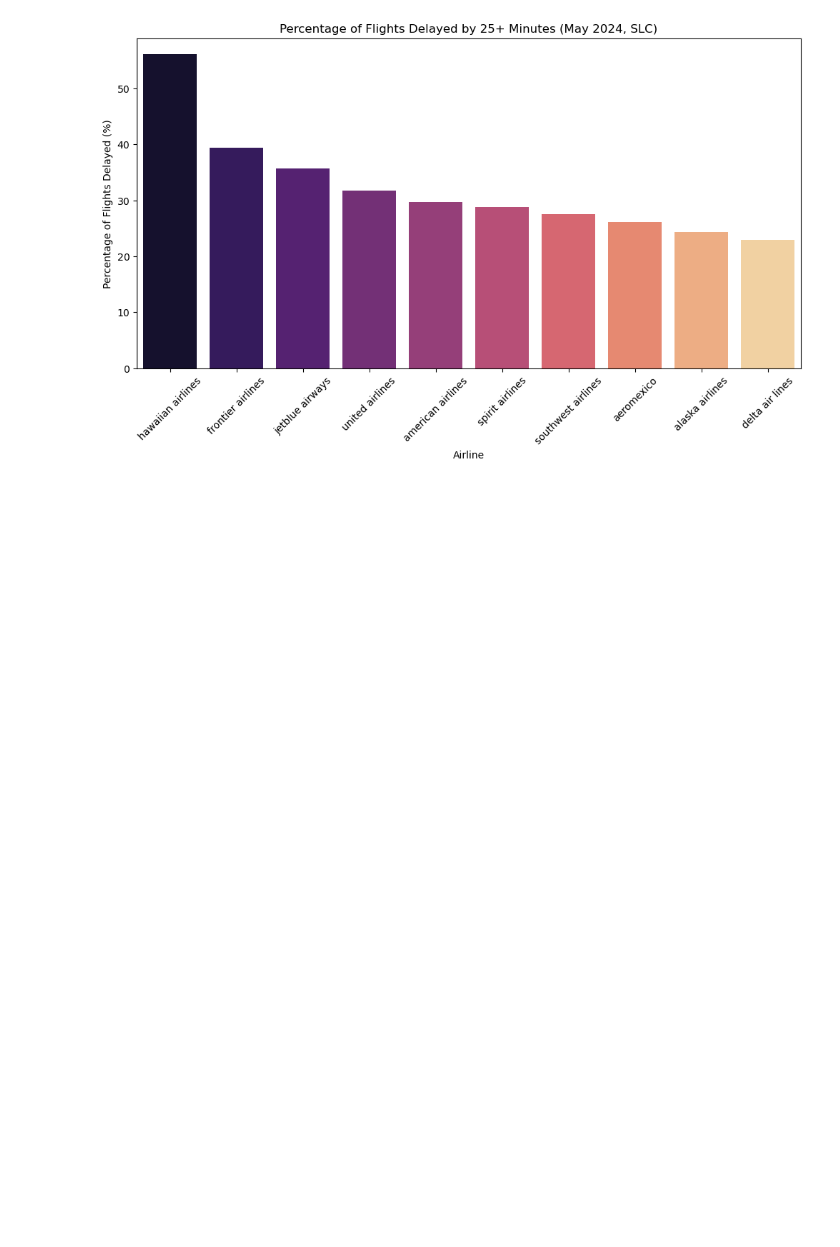
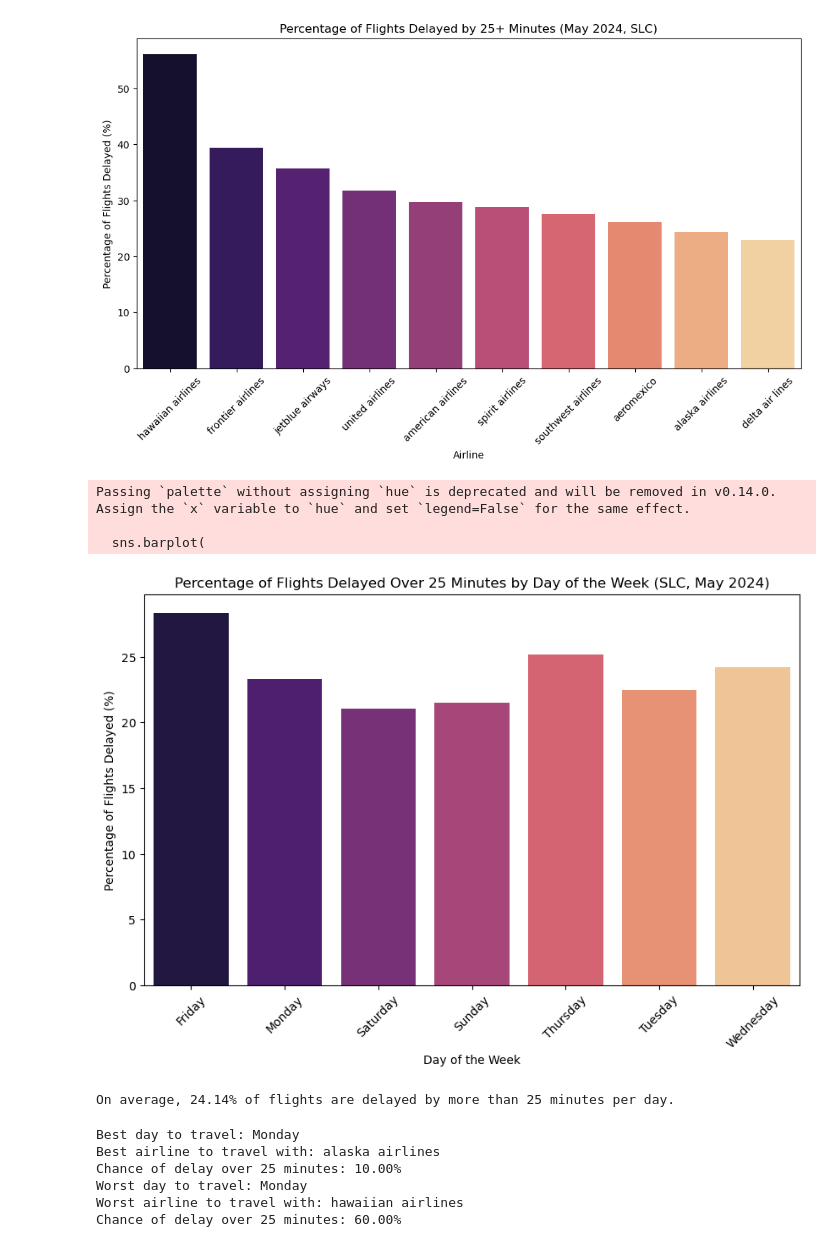
Before and after one commit to kelsjens/My-Blog, a Jupyter notebook: _posts/flights.ipynb, the cells around one changed output. Saved outputs shown, nothing was run; the diff lists cells and outputs as text; code cells hidden in the pictures; blank space fills up the shorter version.

```diff
--- a/_posts/flights.ipynb
+++ b/_posts/flights.ipynb
@@ -220,3 +220,73 @@ Passing `palette` without assigning `hue` is deprecated and will be removed in v
 
   sns.barplot(
 [figure]
+# %%
+# Create a new column to classify flights as "Delayed" or "On-Time"
+df["delayed_25min"] = df["delay"] > 25
+
+# Group by "Day of the week" and calculate the percentage of delayed flights
+delayed_by_day = df.groupby("Day of the week")["delayed_25min"].mean() * 100
+plt.figure(figsize=(10,6))
+sns.barplot(
+    x=delayed_by_day.index,
+    y=delayed_by_day.values,
+    palette="magma"
+)
+
+plt.title("Percentage of Flights Delayed Over 25 Minutes by Day of the Week (SLC, May 2024)")
+plt.xlabel("Day of the Week")
+plt.ylabel("Percentage of Flights Delayed (%)")
+plt.xticks(rotation=45)
+
+plt.show()
+
+
+# Create a "delayed_25min" column (True if delay > 25 minutes)
+df["delayed_25min"] = df["delay"] > 25
+
+# Group by "date" and calculate the daily proportion of delayed flights
+daily_delayed_portion = df.groupby("date")["delayed_25min"].mean()
+
+# Get the overall average proportion across all days
+average_daily_delayed_portion = daily_delayed_portion.mean() * 100
+
+print(f"On average, {average_daily_delayed_portion:.2f}% of flights are delayed by more than 25 minutes per day.")
+# %% [output]
+Passing `palette` without assigning `hue` is deprecated and will be removed in v0.14.0. Assign the `x` variable to `hue` and set `legend=False` for the same effect.
+
+  sns.barplot(
+[figure, added]
+On average, 24.14% of flights are delayed by more than 25 minutes per day.
+# %%
+# Create a new column indicating if a flight was delayed over 25 minutes
+# Create a column indicating whether a flight is delayed over 25 minutes
+df["Delayed_Over_25"] = df["delay"] > 25
+
+# Group by airline and day of the week, then compute the percentage of delayed flights
+delay_rates = df.groupby(["Day of the week", "airline"])["Delayed_Over_25"].mean() * 100
+
+# Drop NaN values to avoid errors
+delay_rates = delay_rates.dropna()
+
+# Find the airline and day with the lowest delay percentage
+best_travel_option = delay_rates.idxmin()
+lowest_delay_percentage = delay_rates.min()
+
+print(f"Best day to travel: {best_travel_option[0]}")
+print(f"Best airline to travel with: {best_travel_option[1]}")
+print(f"Chance of delay over 25 minutes: {lowest_delay_percentage:.2f}%")
+
+# Find the airline and day with the highest delay percentage
+worst_travel_option = delay_rates.idxmax()
+highest_delay_percentage = delay_rates.max()
+
+print(f"Worst day to travel: {worst_travel_option[0]}")
+print(f"Worst airline to travel with: {worst_travel_option[1]}")
+print(f"Chance of delay over 25 minutes: {highest_delay_percentage:.2f}%")
+# %% [output]
+Best day to travel: Monday
+Best airline to travel with: alaska airlines
+Chance of delay over 25 minutes: 10.00%
+Worst day to travel: Monday
+Worst airline to travel with: hawaiian airlines
+Chance of delay over 25 minutes: 60.00%
```
Also changed, not shown: parts of 2 cells of this notebook, 1 other file.
